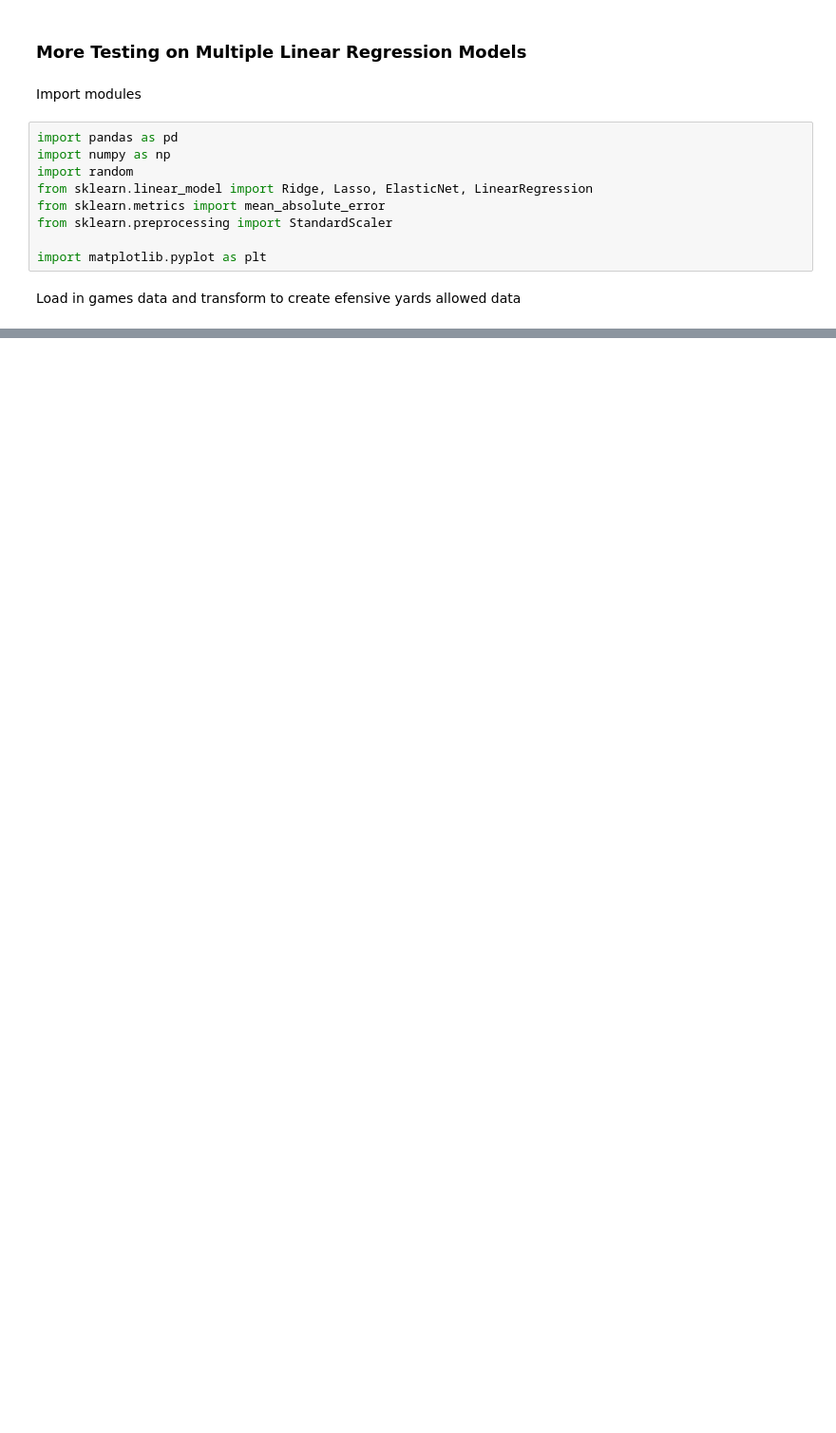
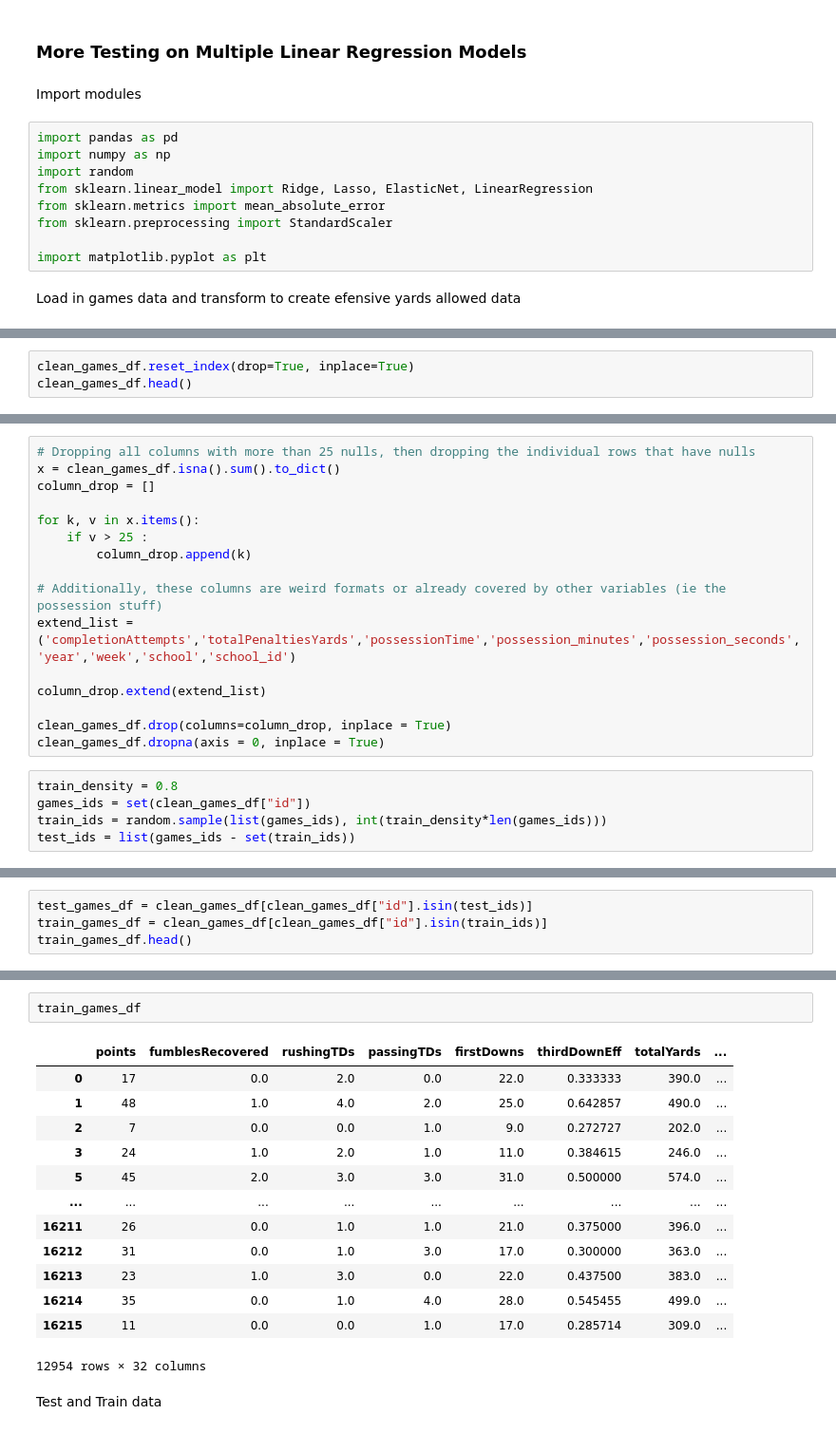
Before and after one commit to JohnVanderhoff/college_football_prediction_project, a Jupyter notebook: college-football-prediction/Model Testing 2.ipynb, the cells around one changed output, grey strips where cells are left out. Shown at 95% size. Saved outputs shown, nothing was run; the diff lists cells and outputs as text; blank space fills up the shorter version.

```diff
--- a/college-football-prediction/Model Testing 2.ipynb
+++ b/college-football-prediction/Model Testing 2.ipynb
@@ -28,0 +30,3 @@ recruit_df = pd.DataFrame(data = pd.read_csv('all_teams_recruit_data.csv', index
+# %%
+clean_games_df.reset_index(drop=True, inplace=True)
+clean_games_df.head()
@@ -28,0 +43,21 @@ recruit_df = pd.DataFrame(data = pd.read_csv('all_teams_recruit_data.csv', index
+# %%
+# Dropping all columns with more than 25 nulls, then dropping the individual rows that have nulls
+x = clean_games_df.isna().sum().to_dict()
+column_drop = []
+
+for k, v in x.items():
+    if v > 25 :
+        column_drop.append(k)
+
+# Additionally, these columns are weird formats or already covered by other variables (ie the possession stuff)
+extend_list = ('completionAttempts','totalPenaltiesYards','possessionTime','possession_minutes','possession_seconds','year','week','school','school_id')
+
+column_drop.extend(extend_list)
+
+clean_games_df.drop(columns=column_drop, inplace = True)
+clean_games_df.dropna(axis = 0, inplace = True)
+# %%
+train_density = 0.8
+games_ids = set(clean_games_df["id"])
+train_ids = random.sample(list(games_ids), int(train_density*len(games_ids)))
+test_ids = list(games_ids - set(train_ids))
@@ -28,0 +66,4 @@ recruit_df = pd.DataFrame(data = pd.read_csv('all_teams_recruit_data.csv', index
+# %%
+test_games_df = clean_games_df[clean_games_df["id"].isin(test_ids)]
+train_games_df = clean_games_df[clean_games_df["id"].isin(train_ids)]
+train_games_df.head()
@@ -28,0 +91,18 @@ recruit_df = pd.DataFrame(data = pd.read_csv('all_teams_recruit_data.csv', index
+# %%
+train_games_df
+# %% [output]
+|  | points | fumblesRecovered | rushingTDs | passingTDs | firstDowns | thirdDownEff | totalYards | ... |
+| 0 | 17 | 0.0 | 2.0 | 0.0 | 22.0 | 0.333333 | 390.0 | ... |
+| 1 | 48 | 1.0 | 4.0 | 2.0 | 25.0 | 0.642857 | 490.0 | ... |
+| 2 | 7 | 0.0 | 0.0 | 1.0 | 9.0 | 0.272727 | 202.0 | ... |
+| 3 | 24 | 1.0 | 2.0 | 1.0 | 11.0 | 0.384615 | 246.0 | ... |
+| 5 | 45 | 2.0 | 3.0 | 3.0 | 31.0 | 0.500000 | 574.0 | ... |
+| ... | ... | ... | ... | ... | ... | ... | ... | ... |
+| 16211 | 26 | 0.0 | 1.0 | 1.0 | 21.0 | 0.375000 | 396.0 | ... |
+| 16212 | 31 | 0.0 | 1.0 | 3.0 | 17.0 | 0.300000 | 363.0 | ... |
+| 16213 | 23 | 1.0 | 3.0 | 0.0 | 22.0 | 0.437500 | 383.0 | ... |
+| 16214 | 35 | 0.0 | 1.0 | 4.0 | 28.0 | 0.545455 | 499.0 | ... |
+| 16215 | 11 | 0.0 | 0.0 | 1.0 | 17.0 | 0.285714 | 309.0 | ... |
+12954 rows × 32 columns
+# %% [markdown]
+Test and Train data
```
Also changed, not shown: parts of 14 cells of this notebook, 2 other files.
